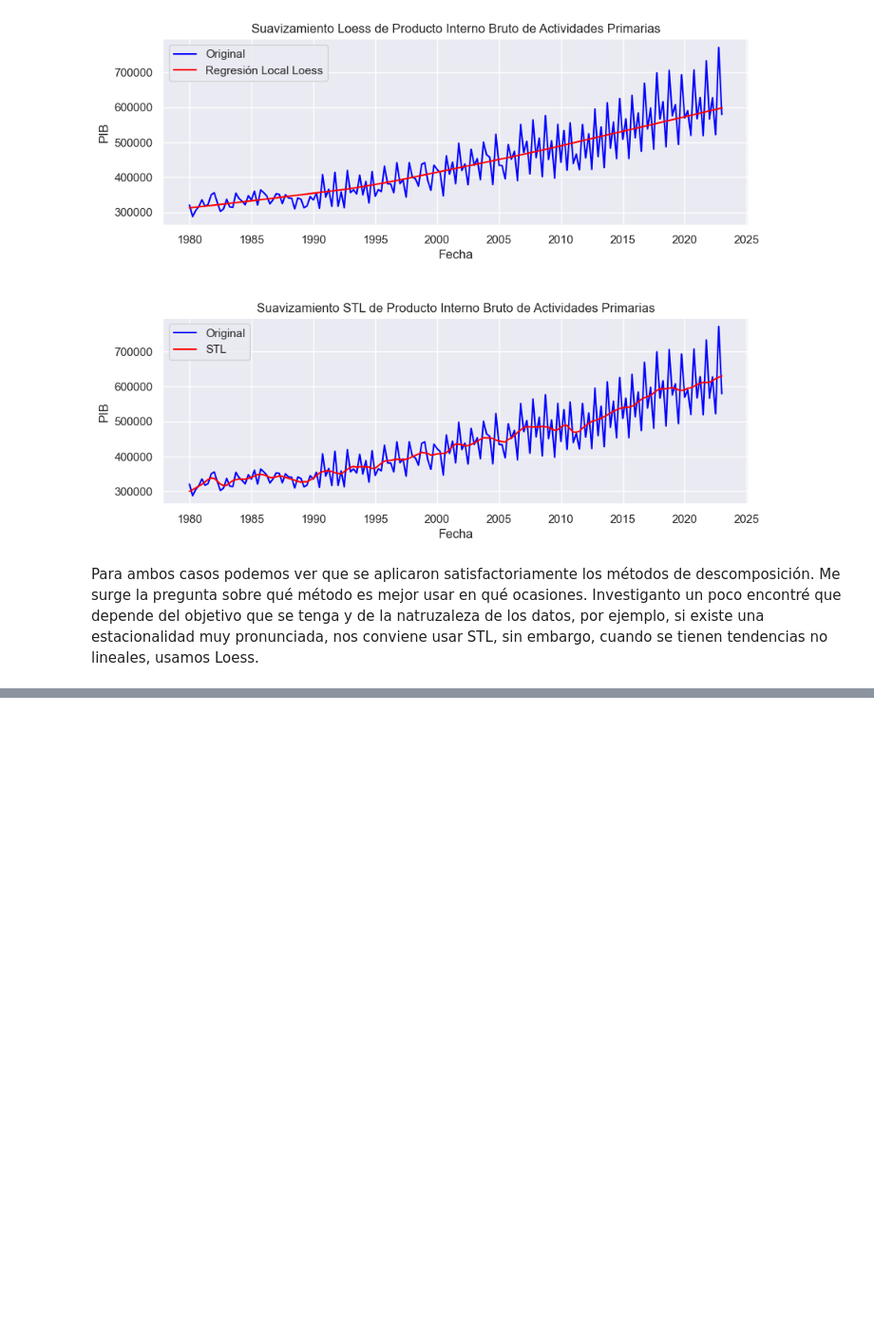
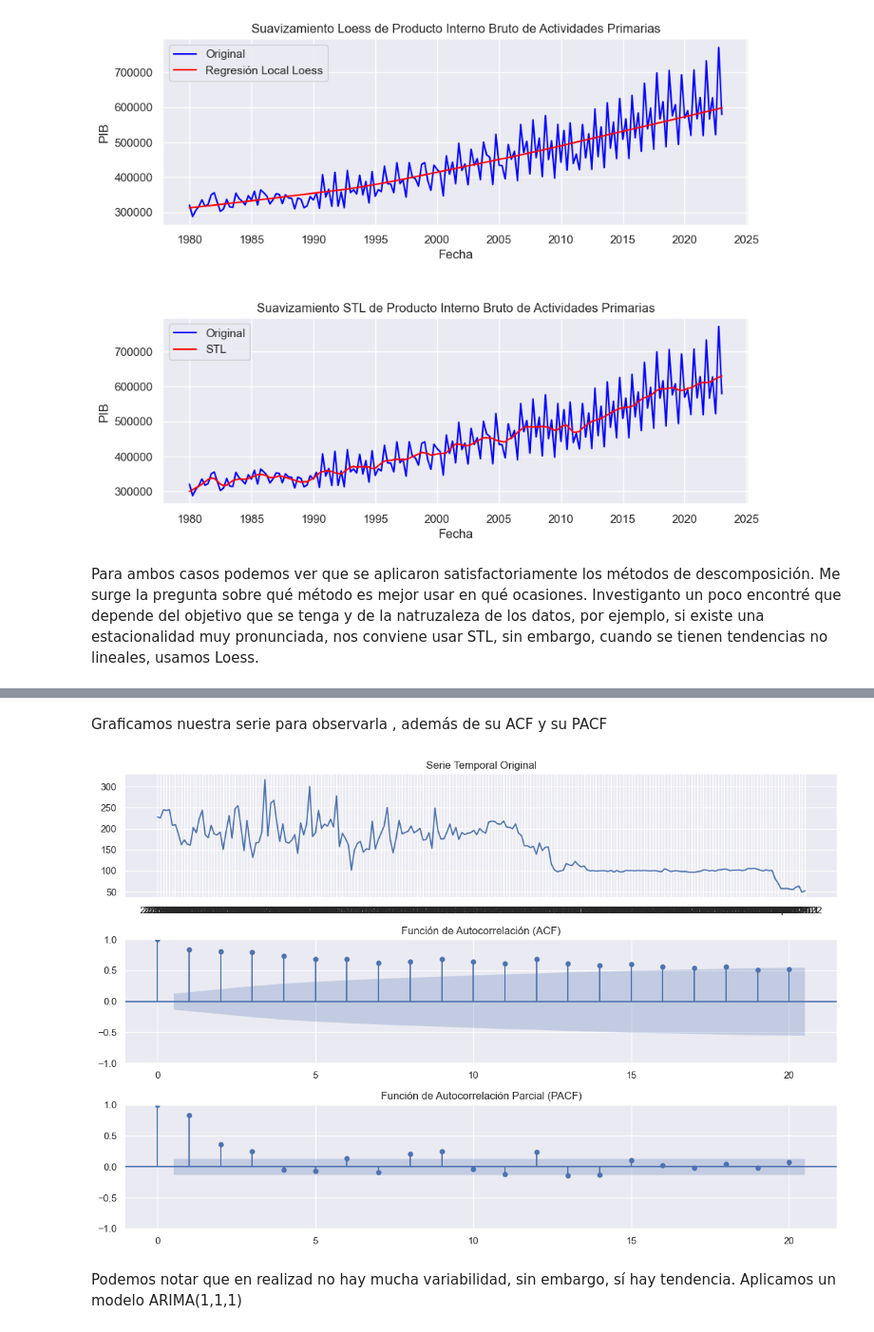
Before and after one commit to maferpy/unidad9, a Jupyter notebook: pronosticos.ipynb, the cells around one changed output, grey strips where cells are left out. Shown at 95% size. Cells and saved outputs as stored; diff of their text form; code cells hidden in the pictures; blank space fills up the shorter version.

```diff
--- a/pronosticos.ipynb
+++ b/pronosticos.ipynb
@@ -771,0 +859,12 @@ Para ambos casos podemos ver que se aplicaron satisfactoriamente los métodos de
+# %%
+nombres_estados = ["Periodos",
+    "Aguascalientes", "Baja California", "Baja California Sur", "Campeche", "Chiapas",
+    "Chihuahua", "Ciudad de México", "Coahuila", "Colima", "Durango", "Estado de México",
+    "Guanajuato", "Guerrero", "Hidalgo", "Jalisco", "Michoacán", "Morelos", "Nayarit",
+    "Nuevo León", "Oaxaca", "Puebla", "Querétaro", "Quintana Roo", "San Luis Potosí",
+    "Sinaloa", "Sonora", "Tabasco", "Tamaulipas", "Tlaxcala", "Veracruz", "Yucatán", "Zacatecas"
+]
+df = pd.read_excel("Personal.xlsx")
+df.columns = nombres_estados
+#df.set_index('Periodos', inplace=True)
+df.head()
@@ -771,0 +881,4 @@ Para ambos casos podemos ver que se aplicaron satisfactoriamente los métodos de
+# %%
+df = df[['Periodos','Oaxaca']]
+df.set_index('Periodos', inplace=True)
+df.head()
@@ -771,0 +893,25 @@ Para ambos casos podemos ver que se aplicaron satisfactoriamente los métodos de
+# %% [markdown]
+Graficamos nuestra serie para observarla , además de su ACF y su PACF
+# %%
+# Grafica la serie original
+plt.figure(figsize=(12, 8))
+plt.subplot(3, 1, 1)
+plt.plot(df['Oaxaca'])
+plt.title('Serie Temporal Original')
+
+# Grafica la función de autocorrelación (ACF)
+plt.subplot(3, 1, 2)
+plot_acf(df['Oaxaca'], ax=plt.gca(), lags=20)  # 'lags' determina cuántos rezagos mostrar
+plt.title('Función de Autocorrelación (ACF)')
+
+# Grafica la función de autocorrelación parcial (PACF)
+plt.subplot(3, 1, 3)
+plot_pacf(df['Oaxaca'], ax=plt.gca(), lags=20)  # 'lags' determina cuántos rezagos mostrar
+plt.title('Función de Autocorrelación Parcial (PACF)')
+
+plt.tight_layout()
+plt.show()
+# %% [output]
+[figure, added]
+# %% [markdown]
+Podemos notar que en realizad no hay mucha variabilidad, sin embargo, sí hay tendencia. Aplicamos un modelo ARIMA(1,1,1)
```
Also changed, not shown: parts of 47 cells of this notebook, 2 other files.
